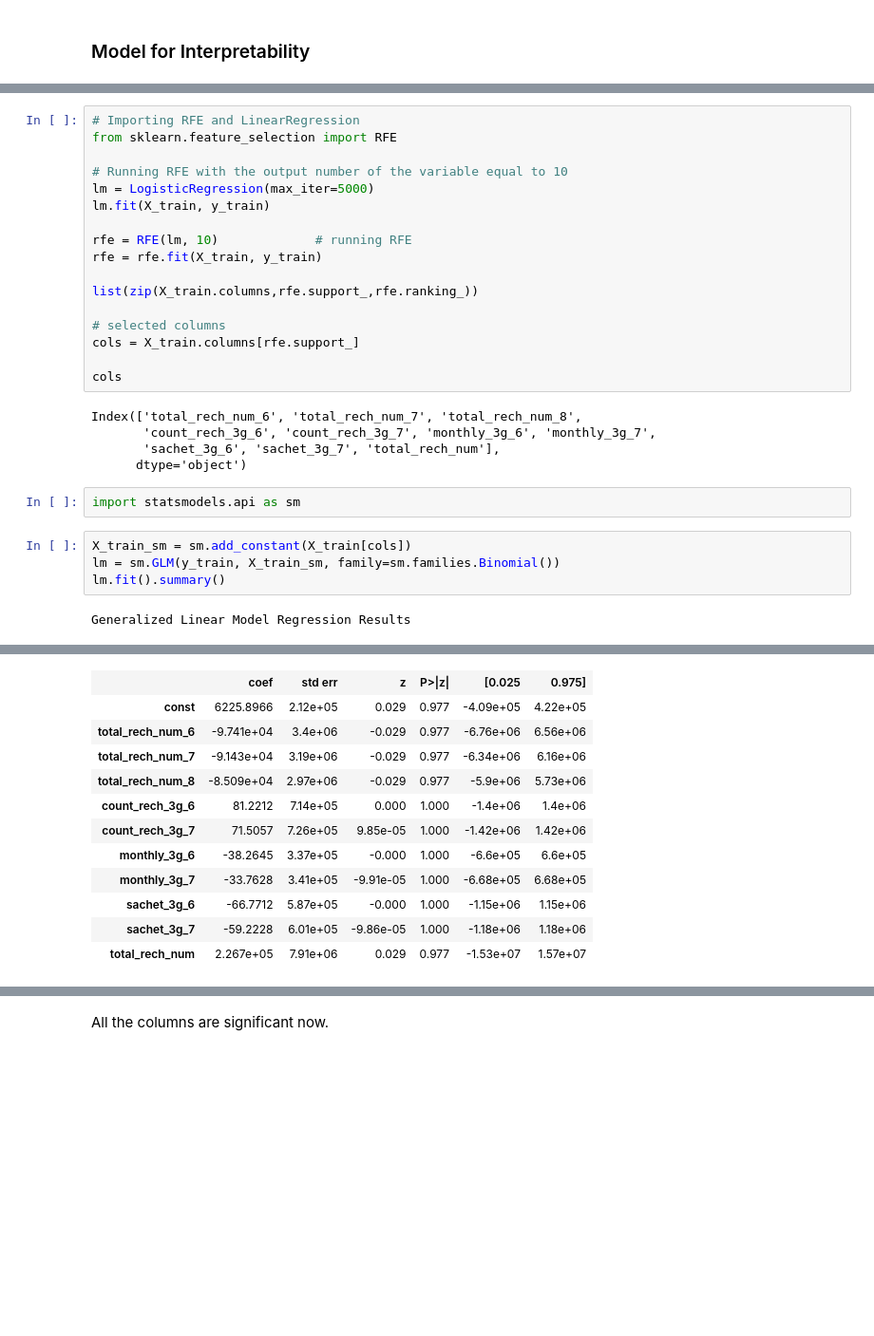
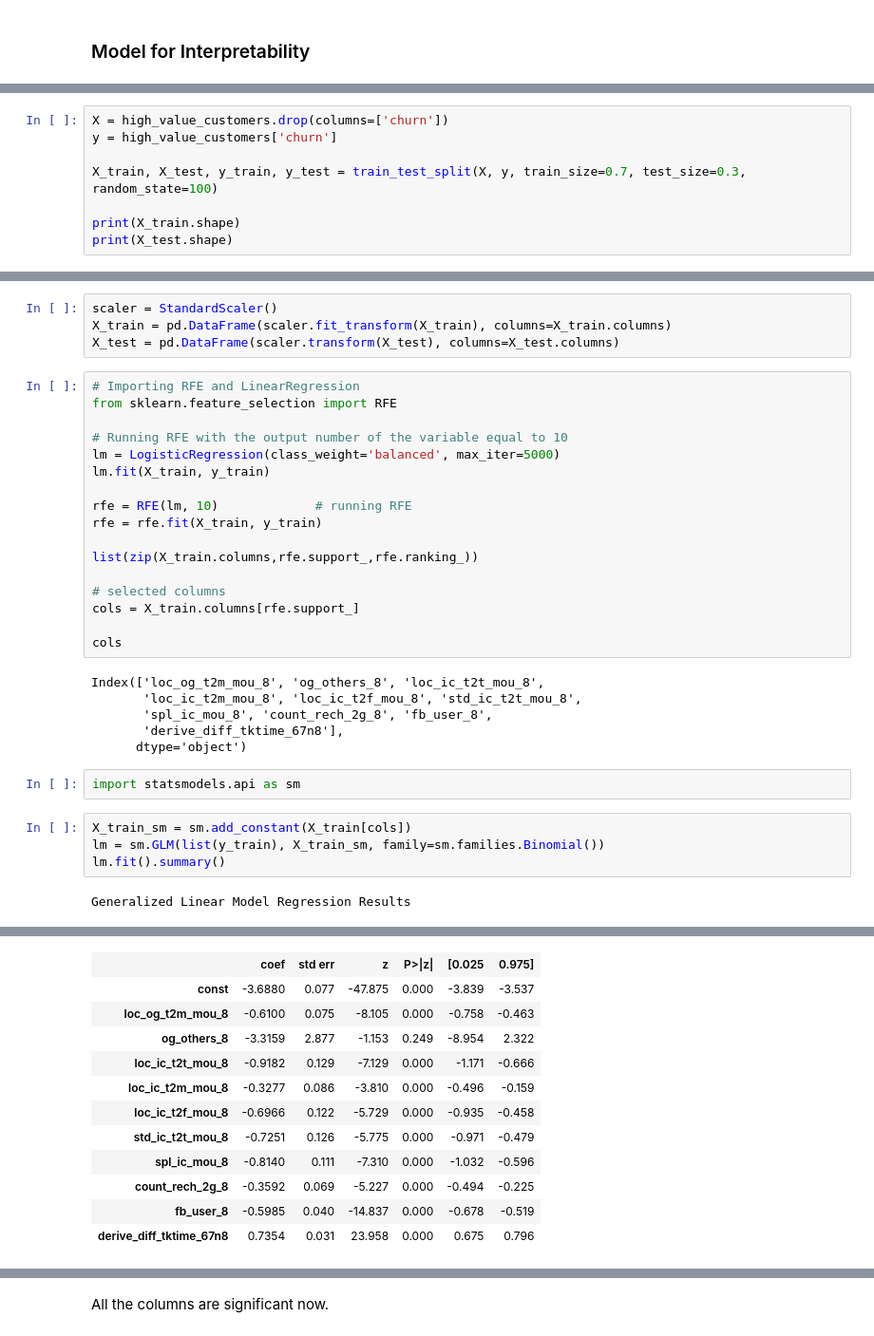
Before and after one commit to Shakeebbk/telecom-churn-case-study, a Jupyter notebook: MergedSolution.ipynb, the cells around one changed output, grey strips where cells are left out. Shown at 95% size. Drawn from its saved outputs; the diff is of its cells as text; blank space fills up the shorter version.

```diff
--- a/MergedSolution.ipynb
+++ b/MergedSolution.ipynb
@@ -1409,0 +1407,8 @@ X_test = X_test_processed.copy()
+# %%
+X = high_value_customers.drop(columns=['churn'])
+y = high_value_customers['churn']
+
+X_train, X_test, y_train, y_test = train_test_split(X, y, train_size=0.7, test_size=0.3, random_state=100)
+
+print(X_train.shape)
+print(X_test.shape)
@@ -1410,9 +1418,13 @@ X_test = X_test_processed.copy()
+# %%
+scaler = StandardScaler()
+X_train = pd.DataFrame(scaler.fit_transform(X_train), columns=X_train.columns)
+X_test = pd.DataFrame(scaler.transform(X_test), columns=X_test.columns)
 # %%
 # Importing RFE and LinearRegression
 from sklearn.feature_selection import RFE
 
 # Running RFE with the output number of the variable equal to 10
-lm = LogisticRegression(max_iter=5000)
+lm = LogisticRegression(class_weight='balanced', max_iter=5000)
 lm.fit(X_train, y_train)
 
 rfe = RFE(lm, 10)             # running RFE
@@ -1425,15 +1437,16 @@ cols = X_train.columns[rfe.support_]
 
 cols
 # %% [output]
-Index(['total_rech_num_6', 'total_rech_num_7', 'total_rech_num_8',
-       'count_rech_3g_6', 'count_rech_3g_7', 'monthly_3g_6', 'monthly_3g_7',
-       'sachet_3g_6', 'sachet_3g_7', 'total_rech_num'],
+Index(['loc_og_t2m_mou_8', 'og_others_8', 'loc_ic_t2t_mou_8',
+       'loc_ic_t2m_mou_8', 'loc_ic_t2f_mou_8', 'std_ic_t2t_mou_8',
+       'spl_ic_mou_8', 'count_rech_2g_8', 'fb_user_8',
+       'derive_diff_tktime_67n8'],
       dtype='object')
 # %%
 import statsmodels.api as sm
 # %%
 X_train_sm = sm.add_constant(X_train[cols])
-lm = sm.GLM(y_train, X_train_sm, family=sm.families.Binomial())
+lm = sm.GLM(list(y_train), X_train_sm, family=sm.families.Binomial())
 lm.fit().summary()
 # %% [output]
 Generalized Linear Model Regression Results
@@ -1448,14 +1461,14 @@ Generalized Linear Model Regression Results
 | Covariance Type: | nonrobust |  |  |
 |  | coef | std err | z | P>|z| | [0.025 | 0.975] |
-| const | 6225.8966 | 2.12e+05 | 0.029 | 0.977 | -4.09e+05 | 4.22e+05 |
-| total_rech_num_6 | -9.741e+04 | 3.4e+06 | -0.029 | 0.977 | -6.76e+06 | 6.56e+06 |
-| total_rech_num_7 | -9.143e+04 | 3.19e+06 | -0.029 | 0.977 | -6.34e+06 | 6.16e+06 |
-| total_rech_num_8 | -8.509e+04 | 2.97e+06 | -0.029 | 0.977 | -5.9e+06 | 5.73e+06 |
-| count_rech_3g_6 | 81.2212 | 7.14e+05 | 0.000 | 1.000 | -1.4e+06 | 1.4e+06 |
-| count_rech_3g_7 | 71.5057 | 7.26e+05 | 9.85e-05 | 1.000 | -1.42e+06 | 1.42e+06 |
-| monthly_3g_6 | -38.2645 | 3.37e+05 | -0.000 | 1.000 | -6.6e+05 | 6.6e+05 |
-| monthly_3g_7 | -33.7628 | 3.41e+05 | -9.91e-05 | 1.000 | -6.68e+05 | 6.68e+05 |
-| sachet_3g_6 | -66.7712 | 5.87e+05 | -0.000 | 1.000 | -1.15e+06 | 1.15e+06 |
-| sachet_3g_7 | -59.2228 | 6.01e+05 | -9.86e-05 | 1.000 | -1.18e+06 | 1.18e+06 |
-| total_rech_num | 2.267e+05 | 7.91e+06 | 0.029 | 0.977 | -1.53e+07 | 1.57e+07 |
+| const | -3.6880 | 0.077 | -47.875 | 0.000 | -3.839 | -3.537 |
+| loc_og_t2m_mou_8 | -0.6100 | 0.075 | -8.105 | 0.000 | -0.758 | -0.463 |
+| og_others_8 | -3.3159 | 2.877 | -1.153 | 0.249 | -8.954 | 2.322 |
+| loc_ic_t2t_mou_8 | -0.9182 | 0.129 | -7.129 | 0.000 | -1.171 | -0.666 |
+| loc_ic_t2m_mou_8 | -0.3277 | 0.086 | -3.810 | 0.000 | -0.496 | -0.159 |
+| loc_ic_t2f_mou_8 | -0.6966 | 0.122 | -5.729 | 0.000 | -0.935 | -0.458 |
+| std_ic_t2t_mou_8 | -0.7251 | 0.126 | -5.775 | 0.000 | -0.971 | -0.479 |
+| spl_ic_mou_8 | -0.8140 | 0.111 | -7.310 | 0.000 | -1.032 | -0.596 |
+| count_rech_2g_8 | -0.3592 | 0.069 | -5.227 | 0.000 | -0.494 | -0.225 |
+| fb_user_8 | -0.5985 | 0.040 | -14.837 | 0.000 | -0.678 | -0.519 |
+| derive_diff_tktime_67n8 | 0.7354 | 0.031 | 23.958 | 0.000 | 0.675 | 0.796 |
 # %%
```
Also changed, not shown: parts of 8 cells of this notebook.
